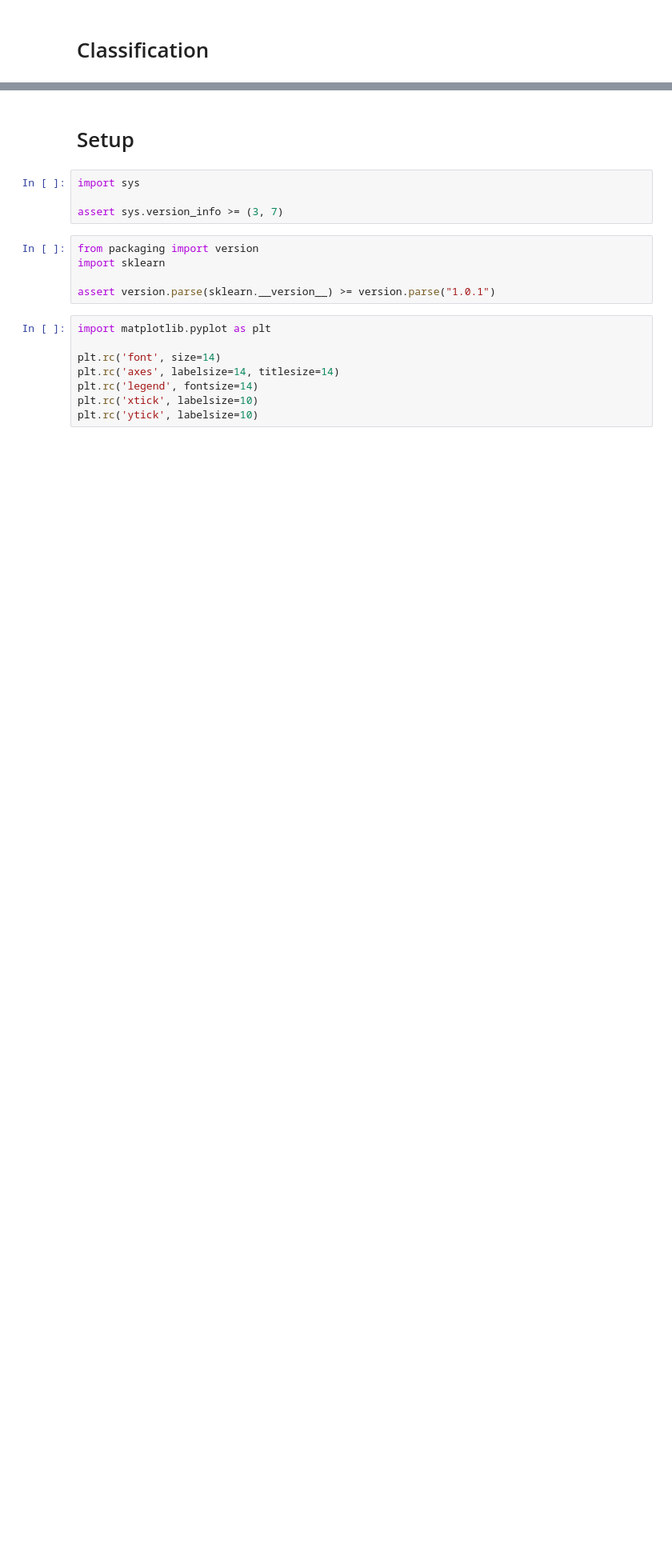
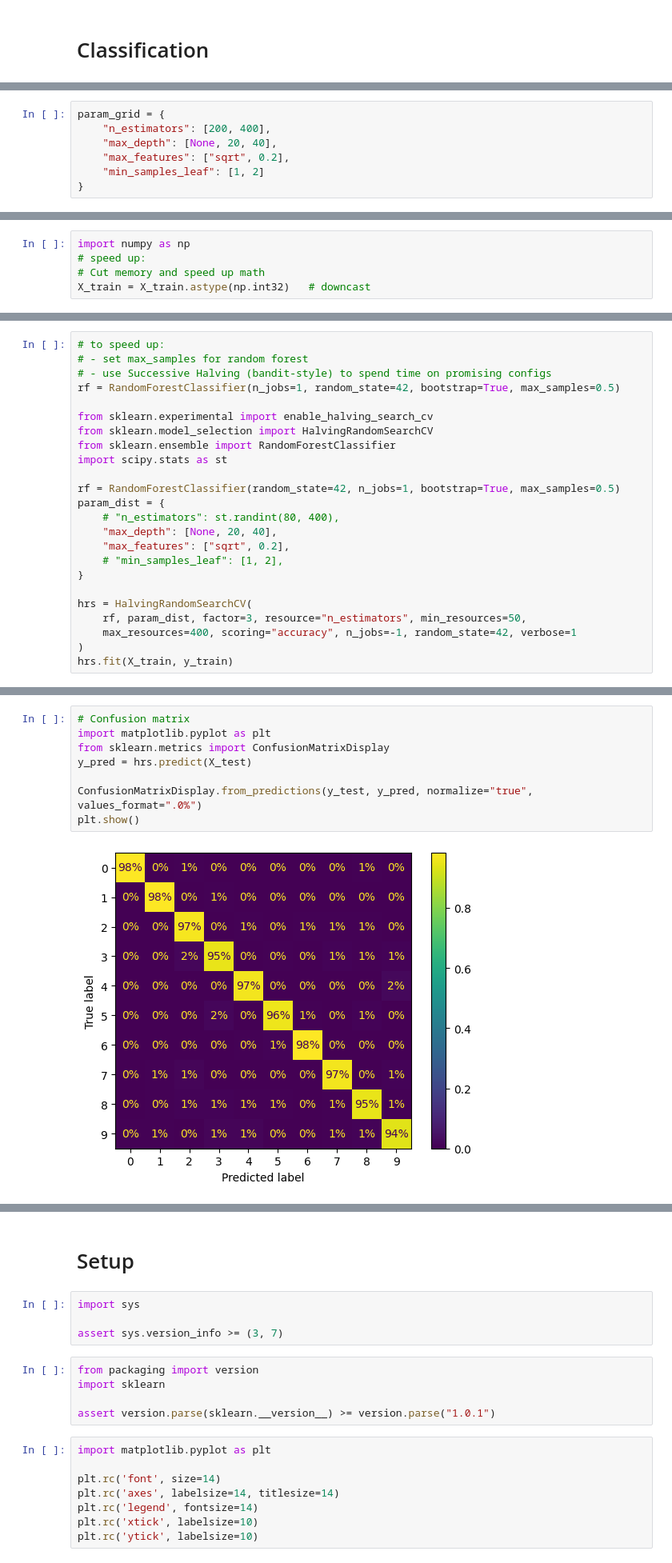
Before and after one commit to irnikesh/data-science, a Jupyter notebook: hands-on-machine-learning/exercises/03_classification.ipynb, the cells around one changed output, grey strips where cells are left out. Shown at 80% size. Saved outputs shown, nothing was run; the diff lists cells and outputs as text; blank space fills up the shorter version.

```diff
--- a/hands-on-machine-learning/exercises/03_classification.ipynb
+++ b/hands-on-machine-learning/exercises/03_classification.ipynb
@@ -2,0 +38,7 @@
+# %%
+param_grid = {
+    "n_estimators": [200, 400],
+    "max_depth": [None, 20, 40],
+    "max_features": ["sqrt", 0.2],
+    "min_samples_leaf": [1, 2]
+}
@@ -2,0 +93,5 @@
+# %%
+import numpy as np
+# speed up:
+# Cut memory and speed up math
+X_train = X_train.astype(np.int32)   # downcast
@@ -2,0 +138,24 @@
+# %%
+# to speed up:
+# - set max_samples for random forest
+# - use Successive Halving (bandit-style) to spend time on promising configs
+rf = RandomForestClassifier(n_jobs=1, random_state=42, bootstrap=True, max_samples=0.5)
+
+from sklearn.experimental import enable_halving_search_cv
+from sklearn.model_selection import HalvingRandomSearchCV
+from sklearn.ensemble import RandomForestClassifier
+import scipy.stats as st
+
+rf = RandomForestClassifier(random_state=42, n_jobs=1, bootstrap=True, max_samples=0.5)
+param_dist = {
+    # "n_estimators": st.randint(80, 400),
+    "max_depth": [None, 20, 40],
+    "max_features": ["sqrt", 0.2],
+    # "min_samples_leaf": [1, 2],
+}
+
+hrs = HalvingRandomSearchCV(
+    rf, param_dist, factor=3, resource="n_estimators", min_resources=50,
+    max_resources=400, scoring="accuracy", n_jobs=-1, random_state=42, verbose=1
+)
+hrs.fit(X_train, y_train)
@@ -2,0 +196,10 @@
+# %%
+# Confusion matrix
+import matplotlib.pyplot as plt
+from sklearn.metrics import ConfusionMatrixDisplay
+y_pred = hrs.predict(X_test)
+
+ConfusionMatrixDisplay.from_predictions(y_test, y_pred, normalize="true", values_format=".0%")
+plt.show()
+# %% [output]
+[figure, added]
```
Also changed, not shown: parts of 22 cells of this notebook.
